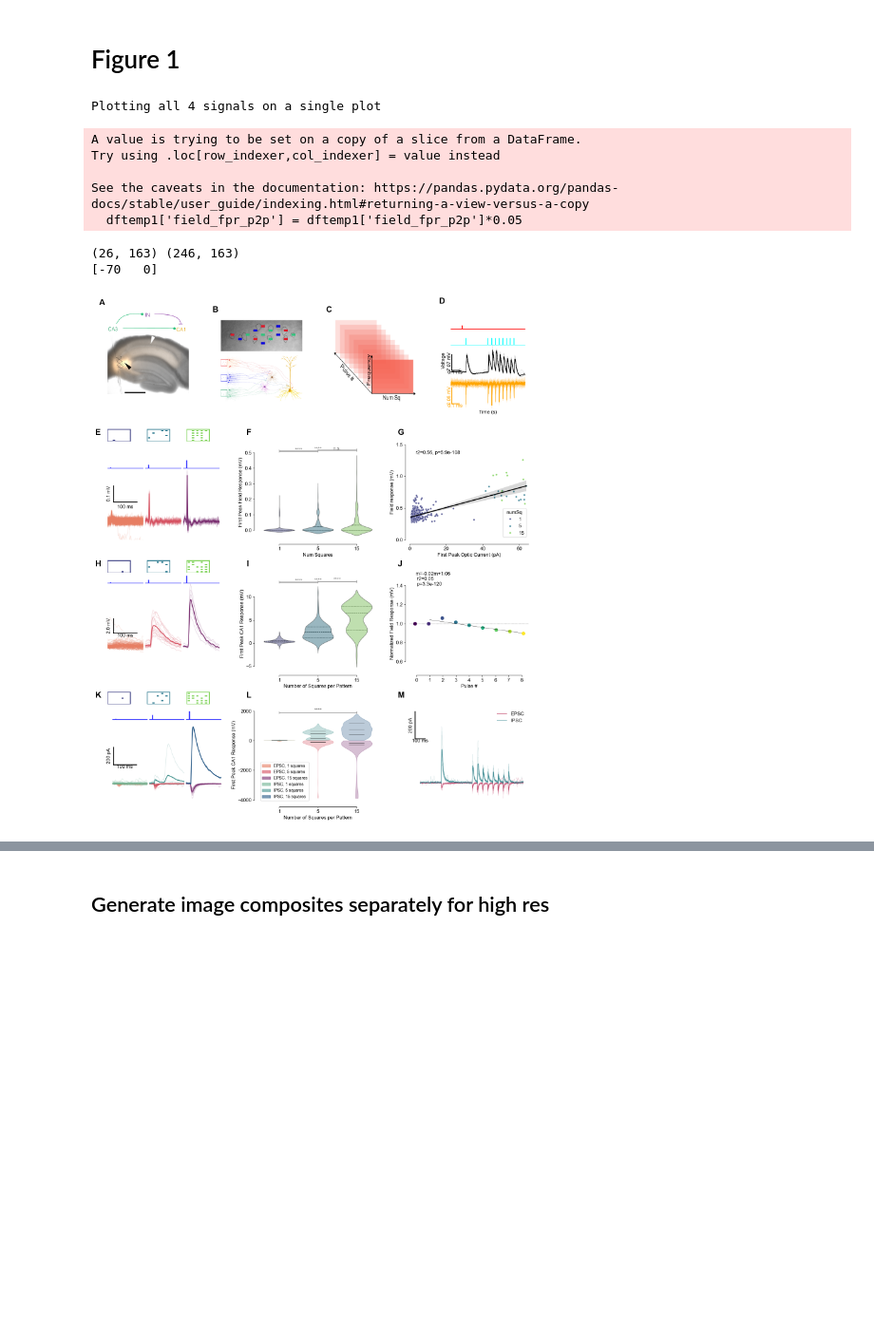
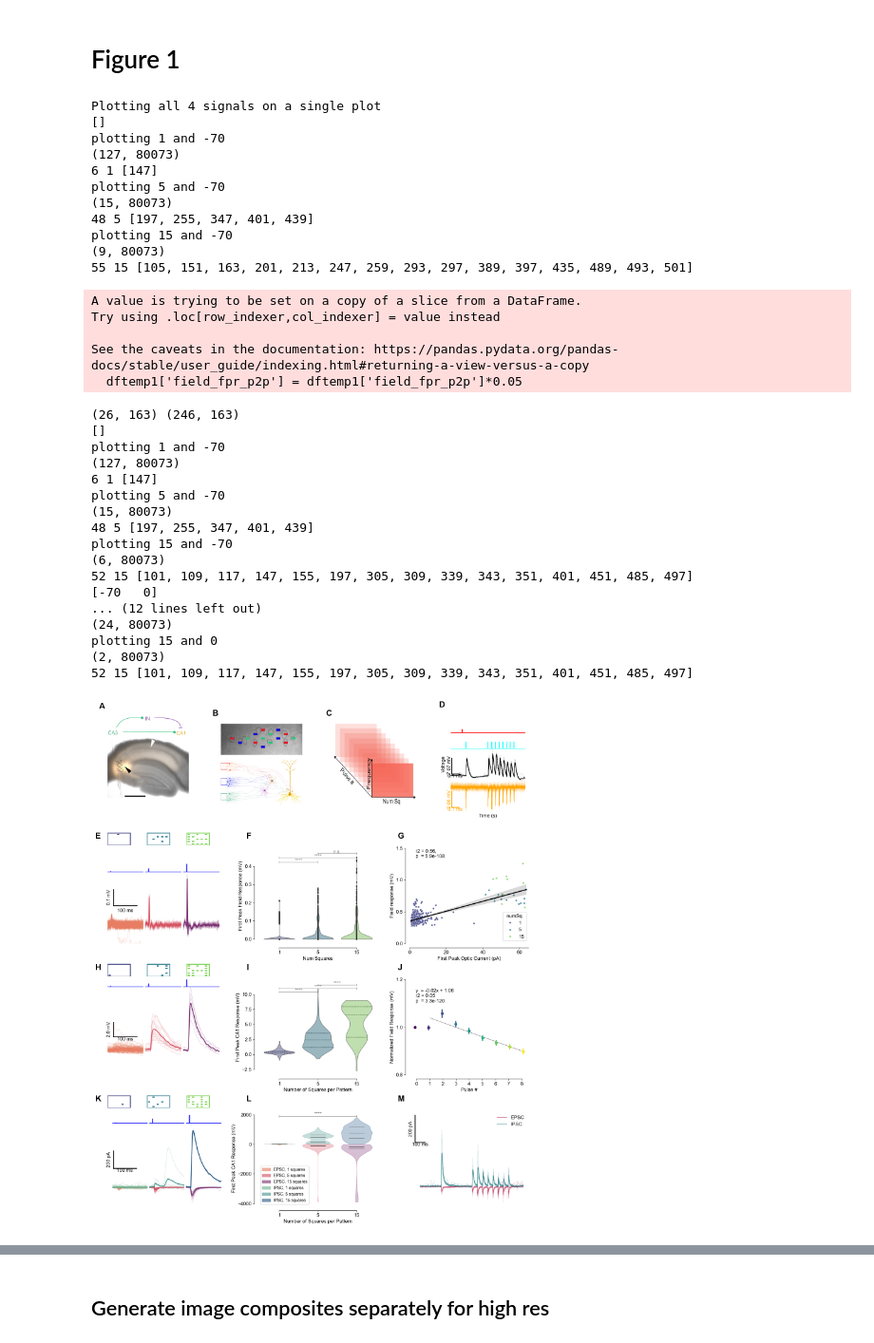
Before and after one commit to AdityaAsopa/Analysis, a Jupyter notebook: Figure1.ipynb, the cells around one changed output, grey strips where cells are left out. Shown at 95% size. Saved outputs shown, nothing was run; the diff lists cells and outputs as text; code cells hidden in the pictures; blank space fills up the shorter version.

```diff
--- a/Figure1.ipynb
+++ b/Figure1.ipynb
@@ -268,7 +268,7 @@ dftemp2 = xc_FS_shortdf_slice[(xc_FS_shortdf_slice['numSq'].isin([1,5,15])) & (x
 dftemp = pd.concat([dftemp1, dftemp2], axis=0)
 dftemp = dftemp.dropna(subset=['field_fpr_p2p'])
 
-sns.violinplot(data=dftemp, x="numSq", y="field_fpr_p2p", hue="numSq", palette=color_squares, ax=ax1f, alpha=0.5, inner='quart', split=False, dodge=False, zorder=3)
+sns.violinplot(data=dftemp, x="numSq", y="field_fpr_p2p", hue="numSq", palette=color_squares, ax=ax1f, alpha=0.5, inner='point', split=False, dodge=False, cut=0, zorder=3)
 [part.set_edgecolor((part.get_edgecolor()[:],  0)) for part in ax1f.get_children() if isinstance(part, mpl.collections.PolyCollection)]
 print(dftemp2[dftemp2['clampMode']=='VC'].shape, dftemp2[dftemp2['clampMode']=='CC'].shape)
 # # ax1f.set_ylabel('CA3 cell Response (mV)')
@@ -281,8 +281,9 @@ ax1f.spines['top'].set_visible(False)
 ax1f.spines['right'].set_visible(False)
 
 # # statistics
+importlib.reload(stat_annotate)
 ax1f_pvalues, ax1f_nvalues = stat_annotate.pairwise_annotate_violin_plot(ax1f, dftemp, x='numSq', y='field_fpr_p2p', stat=mannwhitneyu, add_line=True, offset=0.15, color='grey',
-                                                                        add_n=False,coord_system='', fontsize=12, zorder=10)
+                                                                        add_n=False, coord_system='', fontsize=12, zorder=10)
 
 # set labels
 ax1f.set_ylabel('First Peak Field Response (mV)')
@@ -305,12 +306,9 @@ sns.regplot(data=dftemp, x="cell_fpr_max", y="field_fpr_p2p", ax=ax1g, scatter=F
 # calculate the correlation coefficient
 resultsCA3 = linregress(dftemp["cell_fpr_max"], dftemp["field_fpr_p2p"])
 # add r2 and p value to the plot as text annotation
-ax1g.text(0.05, 0.9, f"r2={resultsCA3.rvalue**2:.2f}, p={resultsCA3.pvalue:.2}", transform=ax1g.transAxes, fontsize=12)
+ax1g.text(0.05, 0.9, f"r2 = {resultsCA3.rvalue**2:.2f}, \np  = {resultsCA3.pvalue:.2}", transform=ax1g.transAxes, fontsize=12)
 ax1g.set_xlabel('First Peak Optic Current (pA)')
 ax1g.set_ylabel('Field response (mV)')
-# remove top and right spines
-# ax1g.spines['top'].set_visible(False)
-# ax1g.spines['right'].set_visible(False)
 # despine
 ax1g.set_xlim([0, 65])
 ax1g.set_xticks([0, 20, 40, 60,])
@@ -328,7 +326,6 @@ ax1h, ax1h_insets = plot_tools.draw_pulse_response_snippets(dftemp, ax1h, patter
 ax1h.set_xticks([])
 ax1h.set_yticks([])
 # # axes spines to remove
-# plot_tools.split_axes(ax1h, which_axes=['left', 'bottom'], offset=10)
 sns.despine(ax=ax1h, top=True, right=True, left=True, bottom=True, offset=10, )
 plot_tools.add_floating_scalebar(ax1h, scalebar_origin=[0.05,0.4], xlength=0.1, ylength=2.0, labelx='100', labely='', unitx='ms', unity='mV', fontsize=12, color='black', linewidth=2, pad=0.01, show_labels=True)
 
@@ -339,7 +336,7 @@ ax1i.text(-0.1, 1.1, 'I', transform=ax1i.transAxes, size=20, weight='bold')
 dftemp = xc_FS_shortdf_slice[ (xc_FS_shortdf_slice['clampMode']=='CC') & (xc_FS_shortdf_slice['probePulseStart'] == 0.2) & (xc_FS_shortdf_slice['AP'] == 0)]
 dftemp = dftemp.dropna(subset=['PSC_0'])
 # # sns.stripplot(data=df_temp,  x="numSq", y="cell_fpr_max", hue="numSq", palette=color_squares, ax=ax1g, alpha=0.8, s=2, jitter=0.25, orient="v", linewidth=0.25)
-sns.violinplot(data=dftemp, x="numSq", y="PSC_0", hue="numSq", palette=color_squares, ax=ax1i, alpha=0.5, inner='quart', split=False, dodge=False, zorder=3)
+sns.violinplot(data=dftemp, x="numSq", y="PSC_0", hue="numSq", palette=color_squares, ax=ax1i, alpha=0.5, inner='quart', split=False, dodge=False, cut=0, zorder=3)
 [part.set_edgecolor((part.get_edgecolor()[:],  0)) for part in ax1i.get_children() if isinstance(part, mpl.collections.PolyCollection)]
 
 ax1i.set_ylabel('First Peak CA1 Response (mV)')
@@ -357,9 +354,7 @@ sns.despine(ax=ax1i, top=True, right=True, left=False, bottom=False, offset=10,
 # # -----------------------------------------------------------------------------------------------------------------------------------------------------------------------
 # # # Fig 1J: Trend in the field response across pulses
 ax1j.text(-0.1, 1.1, 'J', transform=ax1j.transAxes, size=20, weight='bold')
-# get data containing field response
 dftemp = xc_FS_shortdf_slice[(xc_FS_shortdf_slice['numSq'].isin([1,5,15])) & (xc_FS_shortdf_slice['numChannels']==4)]
-# ignore index
 dftemp = dftemp.reset_index(drop=True)
 # explode 'peaks_field' column to get a 9 columns for 9 pulses for each row
 dfx = pd.DataFrame(columns=['pulse_index'])
@@ -369,30 +364,28 @@ for i in range(len(dftemp)):
 # concetnate the two dataframes
 dftemp = pd.concat([dftemp, dfx], axis=1)
 dftemp = dftemp.explode(['peaks_field_norm','pulse_index'])
-# convert 'peaks_field_norm' and 'pulse_index' to float
+# # convert 'peaks_field_norm' and 'pulse_index' to float
 dftemp['peaks_field_norm'] = dftemp['peaks_field_norm'].astype(float)
 dftemp['pulse_index'] = dftemp['pulse_index'].astype(int)
 
 dftemp = dftemp.reset_index(drop=True)
 dftemp = dftemp.dropna(subset=['peaks_field_norm', 'pulse_index'])
-# draw pointplot
-stat_annotate.pairwise_draw_and_annotate_line_plot(ax1j, dftemp, x='pulse_index', y='peaks_field_norm', hue='pulse_index', draw=True, kind='point', palette='viridis',
-                split_violins=False, dodge=True, stat_across=None,add_n=False, )
+# # draw pointplot
+sns.pointplot(data=dftemp, x='pulse_index', y='peaks_field_norm', hue='pulse_index', markersize=5, palette='viridis', dodge=True, ax=ax1j, errorbar=('ci', 95), zorder=3)
 
-
-# remove 0th pulse data for the regression to avoide the bias
+# # remove 0th pulse data for the regression to avoide the bias
 dftemp = dftemp[dftemp['pulse_index']!=0]
 results = linregress(dftemp['pulse_index'], dftemp['peaks_field_norm'])
-# add r2 and p value to the plot as text annotation
-ax1j.text(0.05, 0.9, f"m={results.slope:.2f}m+{results.intercept:.2f} \n r2={results.rvalue**2:.2f} \n p={results.pvalue:.2}", transform=ax1j.transAxes, fontsize=12)
-# set labels
+# # add r2 and p value to the plot as text annotation
+ax1j.text(0.05, 0.76, f"y  = {results.slope:.2f}x + {results.intercept:.2f} \nr2 = {results.rvalue**2:.2f} \np  = {results.pvalue:.2}", transform=ax1j.transAxes, fontsize=12)
+# # set labels
 ax1j.set_ylabel('Normalized Field Response (mV)')
 ax1j.set_xlabel('Pulse #')
-# draw a horizontal line at y=1 and the regression line from the linregress for pulses 1 to 8
-ax1j.axhline(y=1, color='black', linestyle='--', linewidth=0.5)
 ax1j.plot([1,8], [results.intercept + results.slope, results.intercept + results.slope*8], color='black', linestyle='-', linewidth=0.5)
-ax1j.set_ylim([0.5, 1.5])
-# despine
+ax1j.set_ylim([0.8,1.2])
+ax1j.set_yticks([0.8,1.0,1.2])
+ax1j.legend([],[], frameon=False)
+# # despine
 sns.despine(ax=ax1j, top=True, right=True, left=False, bottom=False, offset=10, trim=True)
 
 # # -----------------------------------------------------------------------------------------------------------------------------------------------------------------------
@@ -478,31 +471,56 @@ ax1m.legend(loc='upper right', frameon=False)
 sns.despine(ax=ax1m, left=True, right=True, top=True, bottom=True)
 # remove ticks
 ax1m.set_xticks([])
 ax1m.set_yticks([])
 plot_tools.add_floating_scalebar(ax1m, scalebar_origin=[0.0,0.8], xlength=0.1, ylength=200, labelx='100', labely='200', unitx='ms', unity='pA', fontsize=12, color='black', linewidth=2, pad=0.02, show_labels=True)
 # # -----------------------------------------------------------------------------------------------------------------------------------------------------------------------
 for ax in [ax1a, ax1b, ax1c, ax1d, ax1e, ax1f, ax1g, ax1h, ax1i, ax1j, ax1k, ax1l, ax1m]:
     for item in ([ax.title, ax.xaxis.label, ax.yaxis.label] + ax.get_xticklabels() + ax.get_yticklabels()):
         item.set_fontsize(12)
 
 for ax in [ax1a, ax1b, ax1c, ax1d, ax1e, ax1f, ax1g, ax1h, ax1i, ax1j, ax1k, ax1l, ax1m]:
     for axis in ['top','bottom','left','right']:
         ax.spines[axis].set_linewidth(1)
 
 # # -----------------------------------------------------------------------------------------------------------------------------------------------------------------------
 # tight layout
 plt.tight_layout()
 # # save figure
 figure_name = 'Figure1'
 fig1.savefig(paper_figure_export_location /  (figure_name + '.png'), dpi=300, bbox_inches='tight')
 fig1.savefig(paper_figure_export_location /  (figure_name + '.svg'), dpi=300, bbox_inches='tight')
 # %% [output]
 Plotting all 4 signals on a single plot
+[]
+plotting 1 and -70
+(127, 80073)
+6 1 [147]
+plotting 5 and -70
+(15, 80073)
+48 5 [197, 255, 347, 401, 439]
+plotting 15 and -70
+(9, 80073)
+55 15 [105, 151, 163, 201, 213, 247, 259, 293, 297, 389, 397, 435, 489, 493, 501]
 A value is trying to be set on a copy of a slice from a DataFrame.
 Try using .loc[row_indexer,col_indexer] = value instead
 
 See the caveats in the documentation: https://pandas.pydata.org/pandas-docs/stable/user_guide/indexing.html#returning-a-view-versus-a-copy
   dftemp1['field_fpr_p2p'] = dftemp1['field_fpr_p2p']*0.05
 (26, 163) (246, 163)
+[]
+plotting 1 and -70
+(127, 80073)
+6 1 [147]
+plotting 5 and -70
+(15, 80073)
+48 5 [197, 255, 347, 401, 439]
+plotting 15 and -70
+(6, 80073)
+52 15 [101, 109, 117, 147, 155, 197, 305, 309, 339, 343, 351, 401, 451, 485, 497]
 [-70   0]
+... (12 lines left out)
+(24, 80073)
+plotting 15 and 0
+(2, 80073)
+52 15 [101, 109, 117, 147, 155, 197, 305, 309, 339, 343, 351, 401, 451, 485, 497]
-[figure, old version]
+[figure, new version]
```
Also changed, not shown: parts of 2 cells of this notebook, 19 other files.
